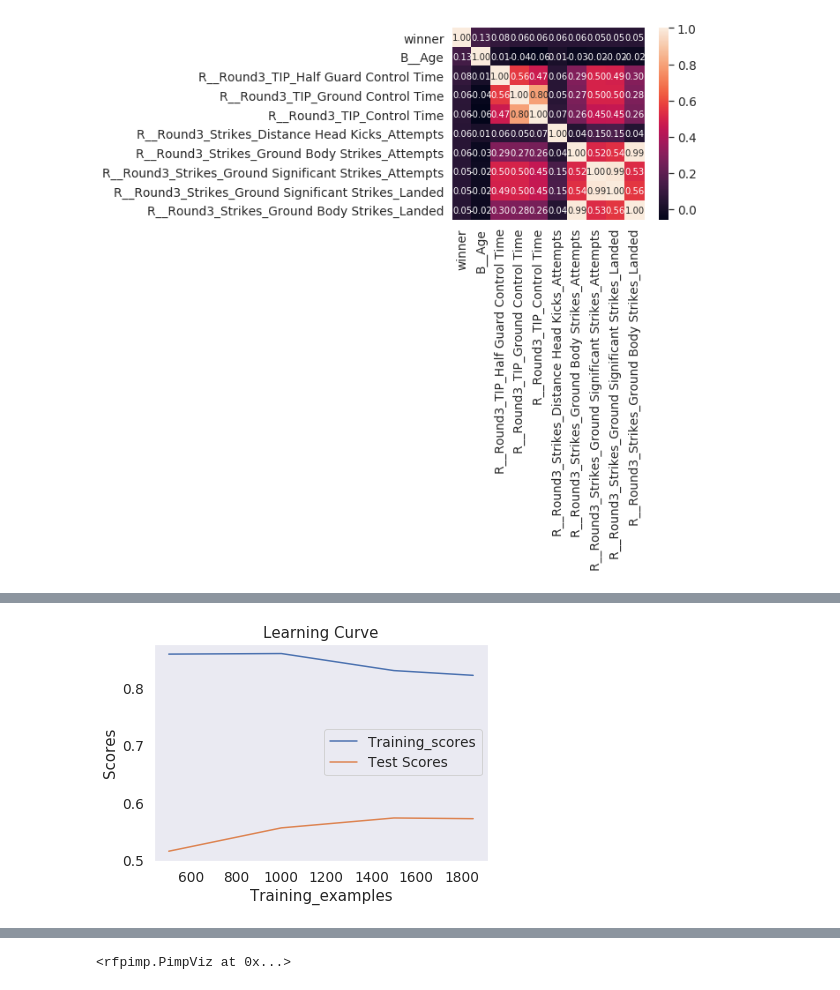
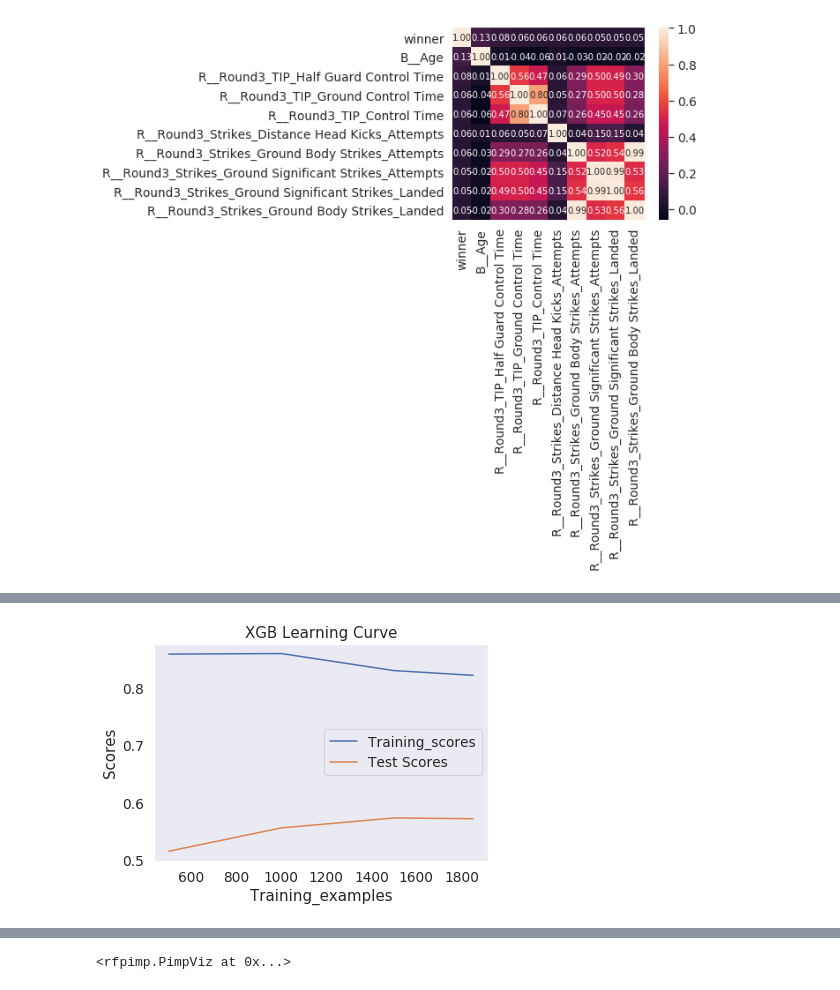
Before and after one commit to Hitkul/UFC_Fight_Prediction, a Jupyter notebook: UFC.ipynb, the cells around one changed output, grey strips where cells are left out. Saved outputs shown, nothing was run; the diff lists cells and outputs as text; code cells hidden in the pictures.

```diff
--- a/UFC.ipynb
+++ b/UFC.ipynb
@@ -249,5 +276,5 @@ def pprint_results(results):
 # %%
-def draw_learning_curve(model,X,Y,train_sizes=[500,1000,1500,1852]):
+def draw_learning_curve(model,X,Y,model_name,train_sizes=[500,1000,1500,1852]):
     train_sizes,train_scores,test_scores = learning_curve(model,X,Y,cv=5,train_sizes=train_sizes)
     train_scores_mean = np.mean(train_scores,axis=1)
     test_scores_mean = np.mean(test_scores,axis=1)
@@ -257,7 +284,7 @@ def draw_learning_curve(model,X,Y,train_sizes=[500,1000,1500,1852]):
     plt.plot(train_sizes,train_scores_mean,label="Training_scores")
     plt.plot(train_sizes,test_scores_mean,label="Test Scores")
     plt.legend(loc="best")
-    plt.title("Learning Curve")
+    plt.title(f"{model_name} Learning Curve")
 # %%
 def get_feature_imp(model,X,Y, return_n_top_fetures = 10):
     X_train, X_test, Y_train, Y_test = train_test_split(X, Y, test_size=0.2, random_state=0)
@@ -280,4 +323,4 @@ Accuracy of NN = 0.5301724137931034
 # %%
-draw_learning_curve(XGBClassifier(early_stopping_rounds=2),dropdata.drop(['winner'], axis=1),dropdata['winner'])
+draw_learning_curve(XGBClassifier(early_stopping_rounds=2),dropdata.drop(['winner'], axis=1),dropdata['winner'],'XGB')
 # %% [output]
-[figure, old version]
+[figure, new version]
```
Also changed, not shown: parts of 11 cells of this notebook.
